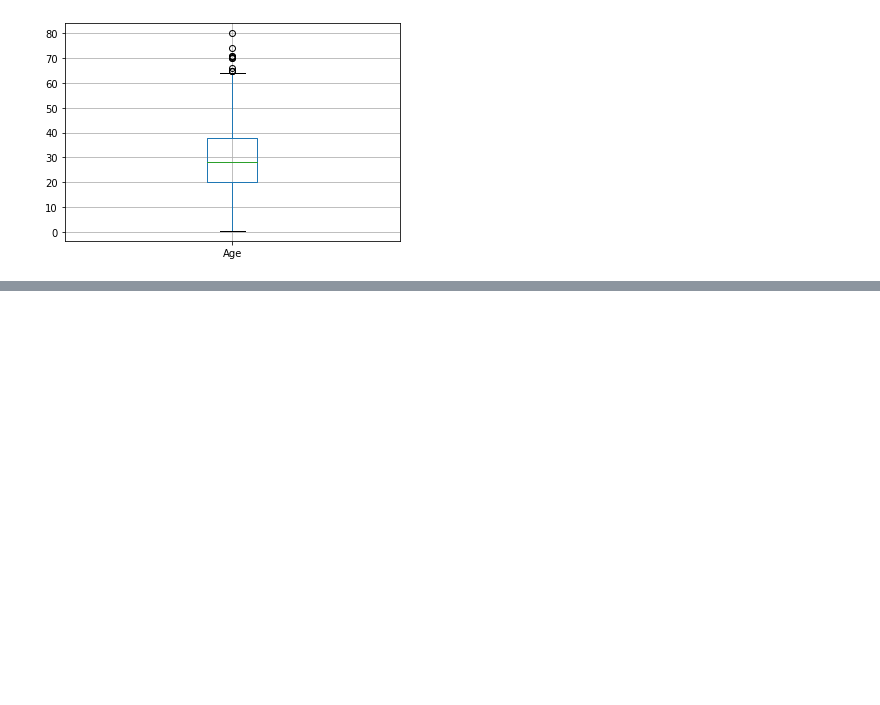
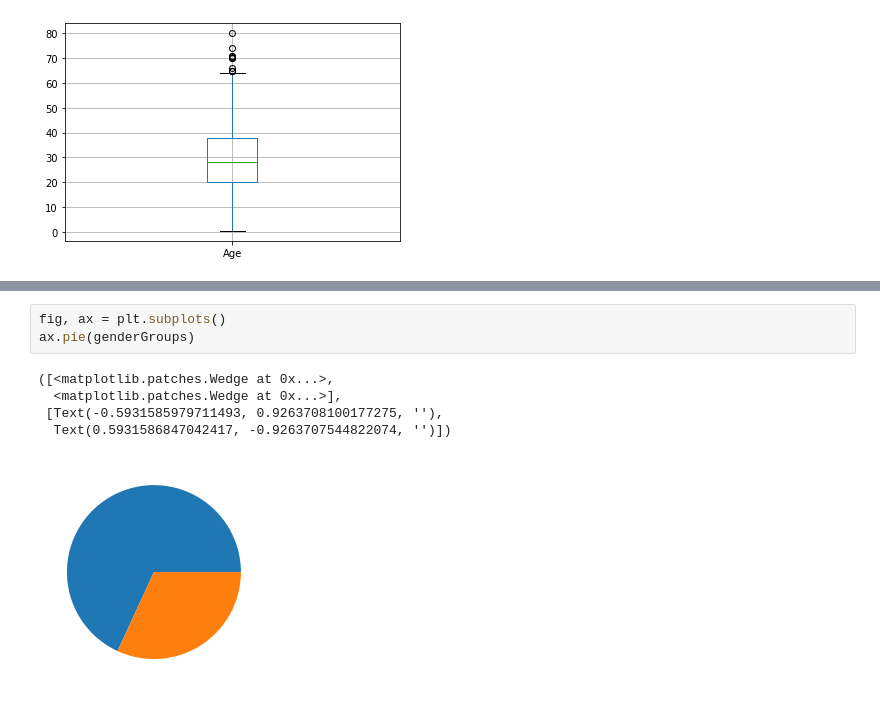
Before and after one commit to FHU/cis277-fa22-09-viz-intro, a Jupyter notebook: Viz-Intro.ipynb, the cells around one changed output, grey strips where cells are left out. Drawn from its saved outputs; the diff is of its cells as text; blank space fills up the shorter version.

```diff
--- a/Viz-Intro.ipynb
+++ b/Viz-Intro.ipynb
@@ -57,0 +77,9 @@ Name: Age, dtype: float64
+# %%
+fig, ax = plt.subplots()
+ax.pie(genderGroups)
+# %% [output]
+([<matplotlib.patches.Wedge at 0x...>,
+  <matplotlib.patches.Wedge at 0x...>],
+ [Text(-0.5931585979711493, 0.9263708100177275, ''),
+  Text(0.5931586847042417, -0.9263707544822074, '')])
+[figure, added]
```
Also changed, not shown: parts of 6 cells of this notebook.
